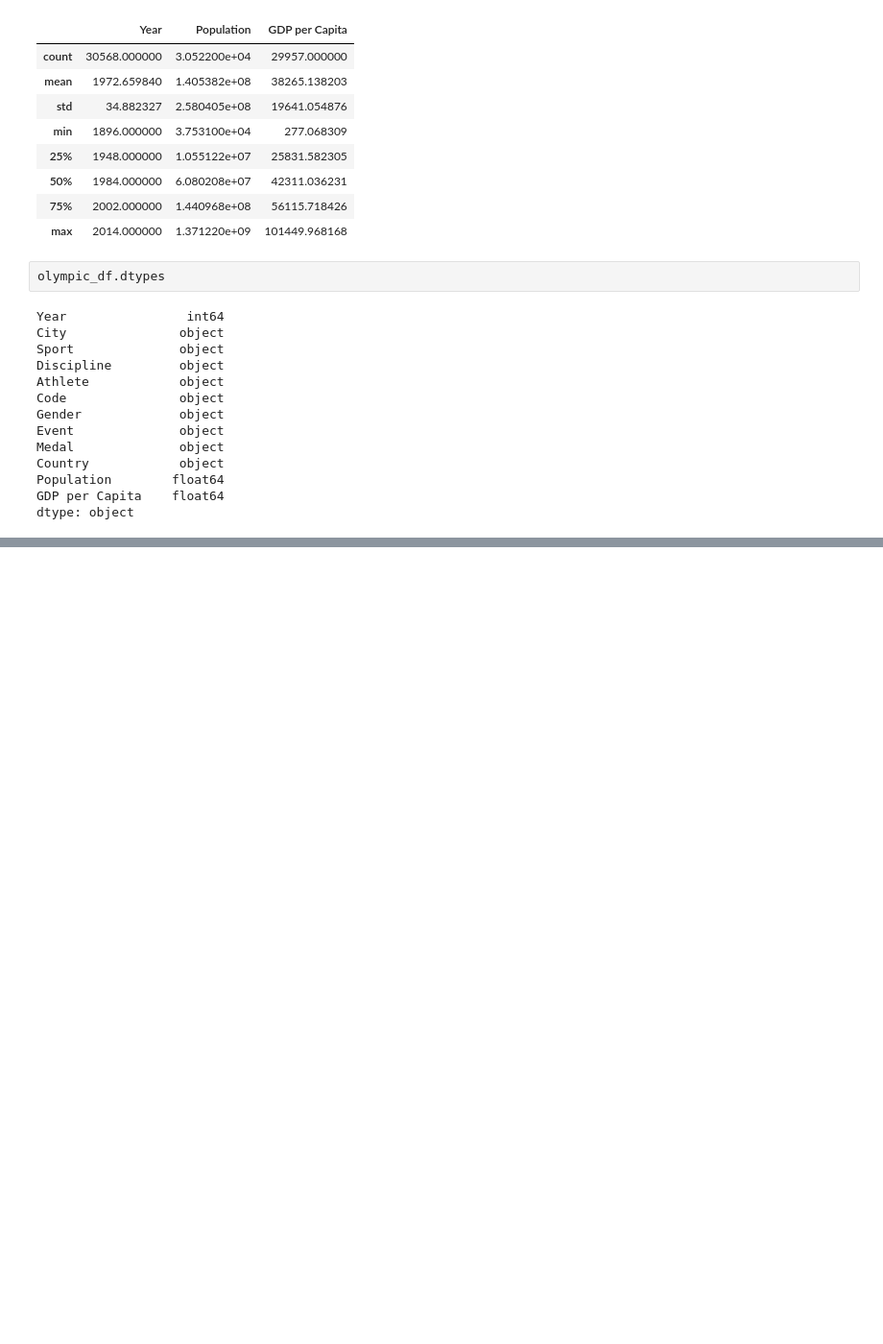
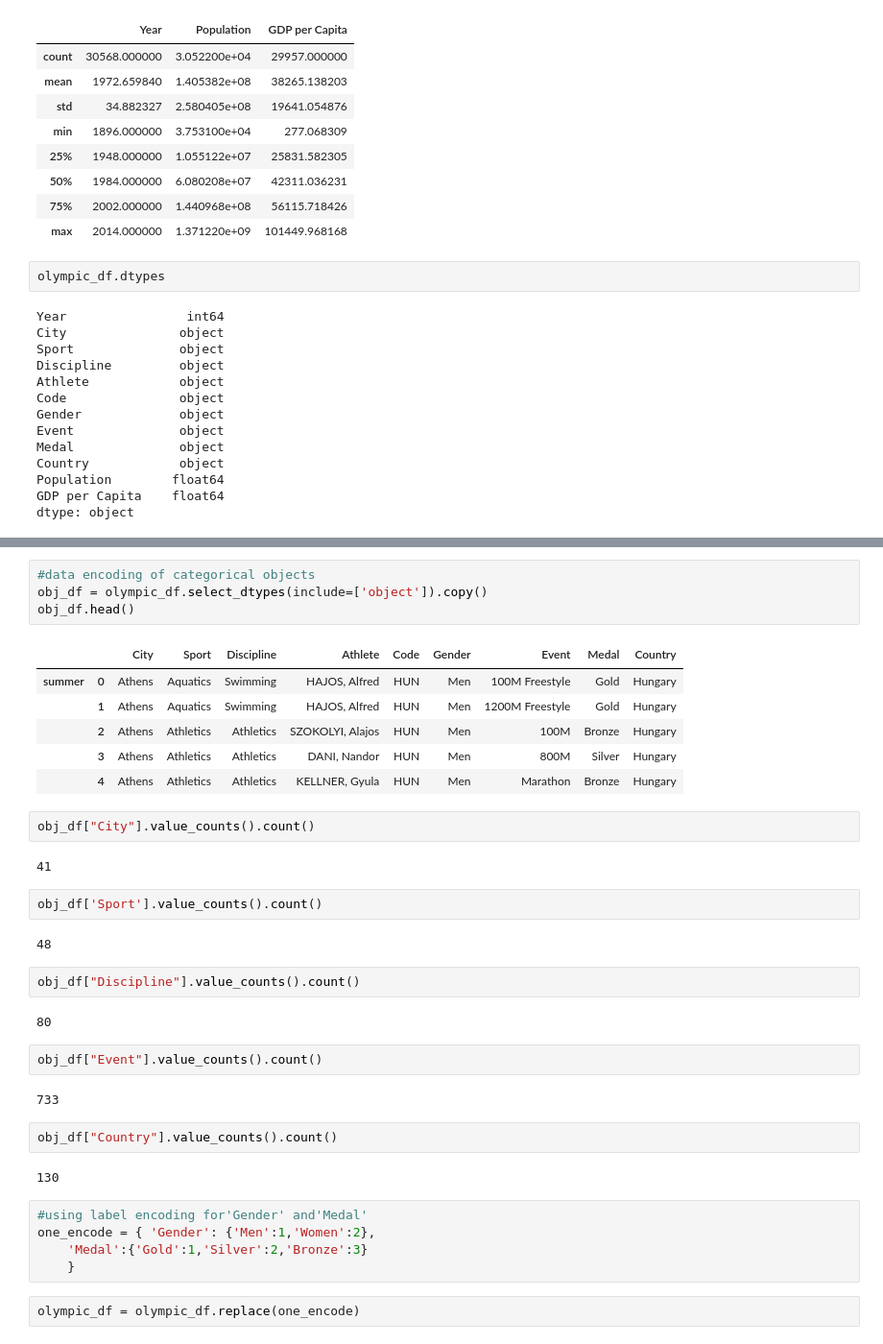
Before and after one commit to HDSC-21/olympic-game, a Jupyter notebook: Image/EDA.ipynb, the cells around one changed output, grey strips where cells are left out. Shown: that part at 96% size. Cells and saved outputs as stored; diff of their text form; blank space fills up the shorter version.

```diff
--- a/Image/EDA.ipynb
+++ b/Image/EDA.ipynb
@@ -220 +208,39 @@ GDP per Capita    0.0
 dtype: float64
+# %%
+#data encoding of categorical objects
+obj_df = olympic_df.select_dtypes(include=['object']).copy()
+obj_df.head()
+# %% [output]
+|  |  | City | Sport | Discipline | Athlete | Code | Gender | Event | Medal | Country |
+| summer | 0 | Athens | Aquatics | Swimming | HAJOS, Alfred | HUN | Men | 100M Freestyle | Gold | Hungary |
+|  | 1 | Athens | Aquatics | Swimming | HAJOS, Alfred | HUN | Men | 1200M Freestyle | Gold | Hungary |
+|  | 2 | Athens | Athletics | Athletics | SZOKOLYI, Alajos | HUN | Men | 100M | Bronze | Hungary |
+|  | 3 | Athens | Athletics | Athletics | DANI, Nandor | HUN | Men | 800M | Silver | Hungary |
+|  | 4 | Athens | Athletics | Athletics | KELLNER, Gyula | HUN | Men | Marathon | Bronze | Hungary |
+# %%
+obj_df["City"].value_counts().count()
+# %% [output]
+41
+# %%
+obj_df['Sport'].value_counts().count()
+# %% [output]
+48
+# %%
+obj_df["Discipline"].value_counts().count()
+# %% [output]
+80
+# %%
+obj_df["Event"].value_counts().count()
+# %% [output]
+733
+# %%
+obj_df["Country"].value_counts().count()
+# %% [output]
+130
+# %%
+#using label encoding for'Gender' and'Medal'
+one_encode = { 'Gender': {'Men':1,'Women':2},
+    'Medal':{'Gold':1,'Silver':2,'Bronze':3}
+    }
+# %%
+olympic_df = olympic_df.replace(one_encode)
```
Also changed, not shown: parts of 7 cells of this notebook.
